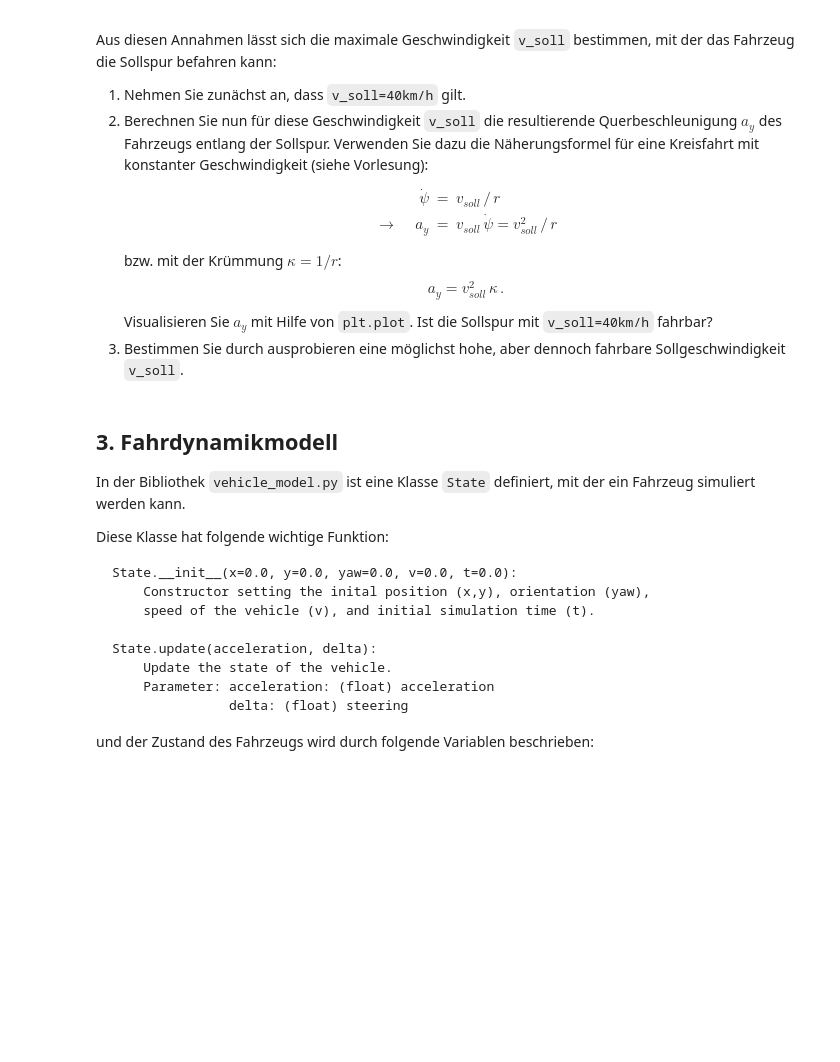
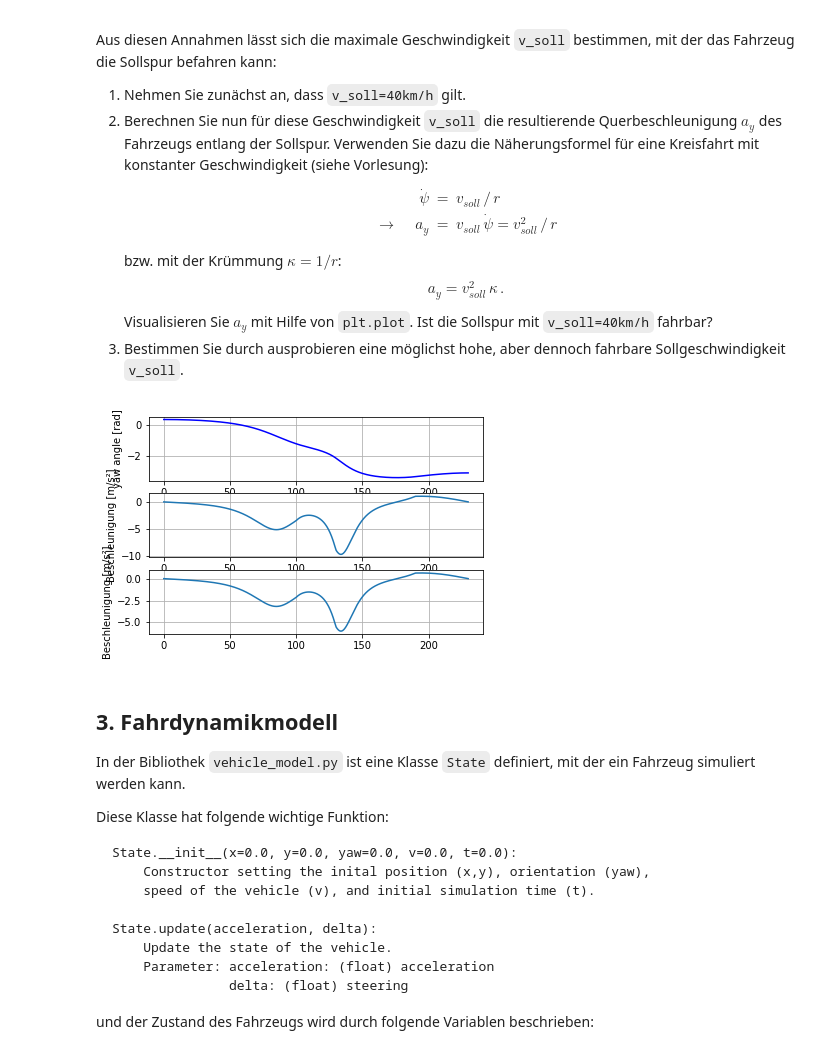
Before and after one commit to Braafisch/ASD-Assignments, a Jupyter notebook: asd_assignment5/asd_assignment5.ipynb, the cells around one changed output. Cells and saved outputs as stored; diff of their text form; code cells hidden in the pictures; blank space fills up the shorter version.

Commit message:
edit calculation of desired velocity

```diff
--- a/asd_assignment5/asd_assignment5.ipynb
+++ b/asd_assignment5/asd_assignment5.ipynb
@@ -69,24 +76,26 @@ a_y = v_{soll}^2 \, \kappa \,.
 # %%
 plt.subplot(3,1,1)
 plt.plot(trkdata['s'], np.unwrap(trkdata['yaw']), "b", label="yaw")
 plt.ylabel("yaw angle [rad]")
 plt.grid(True)
 
 plt.subplot(3,1,2)
 
 ## INSERT CODE HERE
 v_soll = 40 / 3.6
 ay = v_soll**2 * trkdata['curvature']
 plt.plot(trkdata['s'], ay)
 plt.ylabel("Beschleunigung [m/s²]")
 plt.grid(True)
 
 plt.subplot(3,1,3)
-v_desired = np.sqrt(-6 / trkdata['curvature'][np.argmin(ay)])
+v_desired = np.sqrt(-6 / trkdata['curvature'][np.argmax(abs(ay))])
 ay_max = v_desired**2 * trkdata['curvature']
 plt.plot(trkdata['s'], ay_max)
 plt.ylabel("Beschleunigung [m/s²]")
 plt.grid(True)
+# %% [output]
+[figure, added]
 # %% [markdown]
 ## 3. Fahrdynamikmodell
 
```
Also changed, not shown: parts of 5 cells of this notebook.
